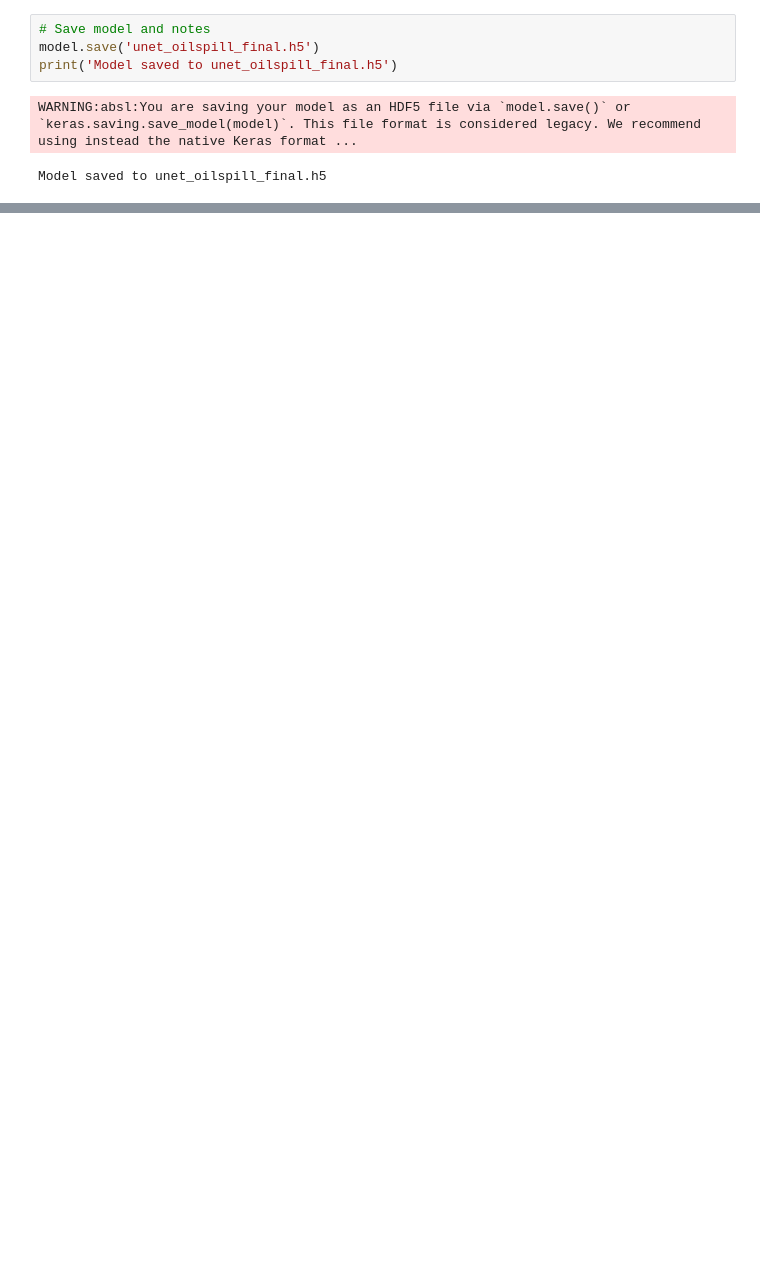
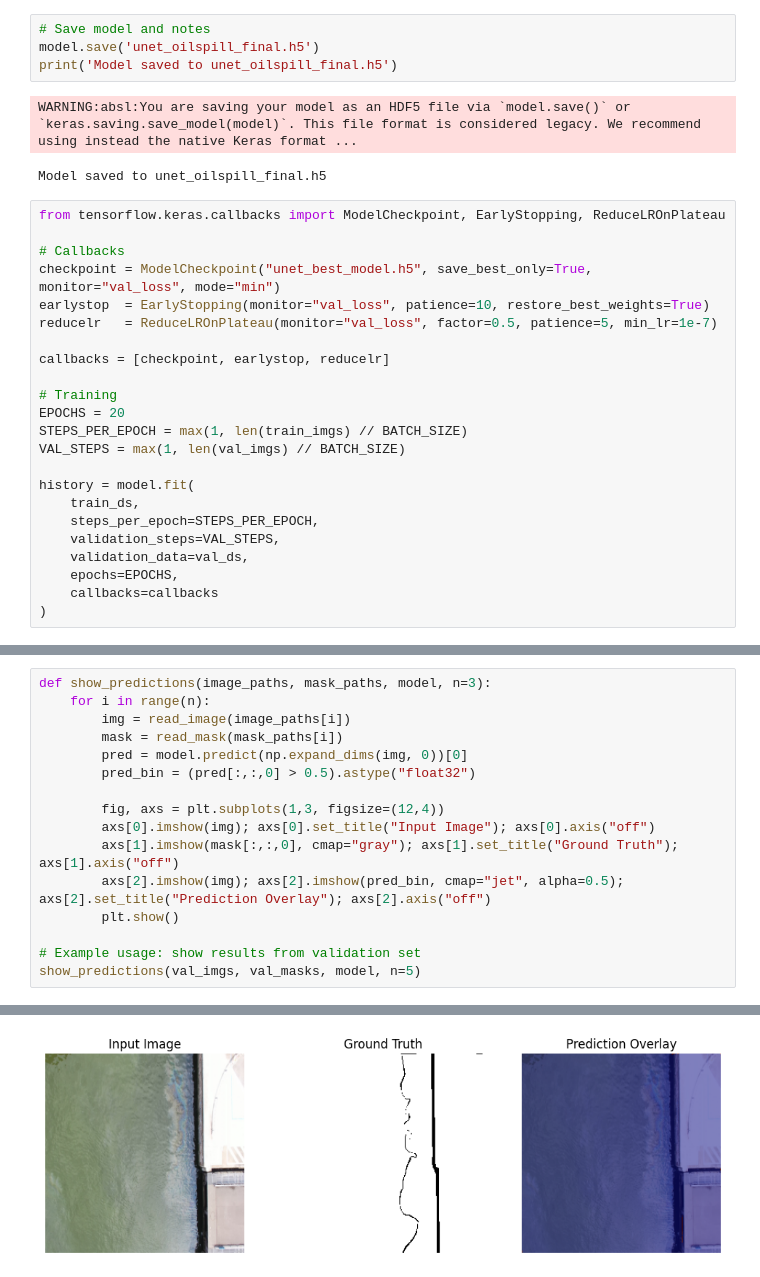
Before and after one commit to Sarya-Mariam/AI_SpillGuard_OSD-Sarya-Mariam-Jacob, a Jupyter notebook: Oil.ipynb, the cells around one changed output, grey strips where cells are left out. Cells and saved outputs as stored; diff of their text form; blank space fills up the shorter version.

```diff
--- a/Oil.ipynb
+++ b/Oil.ipynb
@@ -478,3 +494,26 @@ print('Model saved to unet_oilspill_final.h5')
 # %% [output]
 WARNING:absl:You are saving your model as an HDF5 file via `model.save()` or `keras.saving.save_model(model)`. This file format is considered legacy. We recommend using instead the native Keras format ...
 Model saved to unet_oilspill_final.h5
+# %%
+from tensorflow.keras.callbacks import ModelCheckpoint, EarlyStopping, ReduceLROnPlateau
+
+# Callbacks
+checkpoint = ModelCheckpoint("unet_best_model.h5", save_best_only=True, monitor="val_loss", mode="min")
+earlystop  = EarlyStopping(monitor="val_loss", patience=10, restore_best_weights=True)
+reducelr   = ReduceLROnPlateau(monitor="val_loss", factor=0.5, patience=5, min_lr=1e-7)
+
+callbacks = [checkpoint, earlystop, reducelr]
+
+# Training
+EPOCHS = 20
+STEPS_PER_EPOCH = max(1, len(train_imgs) // BATCH_SIZE)
+VAL_STEPS = max(1, len(val_imgs) // BATCH_SIZE)
+
+history = model.fit(
+    train_ds,
+    steps_per_epoch=STEPS_PER_EPOCH,
+    validation_steps=VAL_STEPS,
+    validation_data=val_ds,
+    epochs=EPOCHS,
+    callbacks=callbacks
+)
@@ -480,0 +545,17 @@ Model saved to unet_oilspill_final.h5
+# %%
+def show_predictions(image_paths, mask_paths, model, n=3):
+    for i in range(n):
+        img = read_image(image_paths[i])
+        mask = read_mask(mask_paths[i])
+        pred = model.predict(np.expand_dims(img, 0))[0]
+        pred_bin = (pred[:,:,0] > 0.5).astype("float32")
+
+        fig, axs = plt.subplots(1,3, figsize=(12,4))
+        axs[0].imshow(img); axs[0].set_title("Input Image"); axs[0].axis("off")
+        axs[1].imshow(mask[:,:,0], cmap="gray"); axs[1].set_title("Ground Truth"); axs[1].axis("off")
+        axs[2].imshow(img); axs[2].imshow(pred_bin, cmap="jet", alpha=0.5); axs[2].set_title("Prediction Overlay"); axs[2].axis("off")
+        plt.show()
+
+# Example usage: show results from validation set
+show_predictions(val_imgs, val_masks, model, n=5)
+# %% [output]
@@ -480,0 +563 @@ Model saved to unet_oilspill_final.h5
+[figure, added]
```
Also changed, not shown: parts of 14 cells of this notebook.
